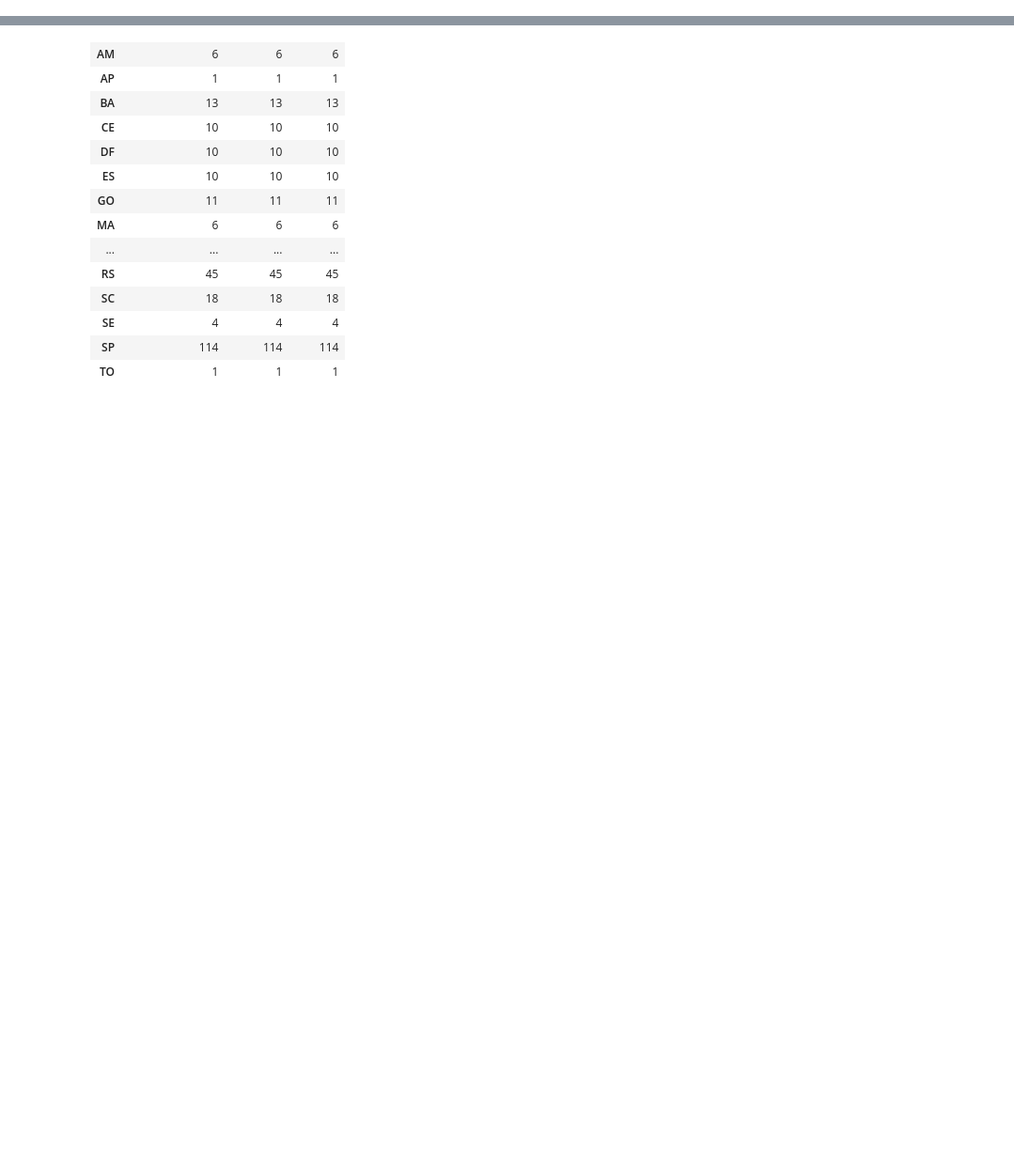
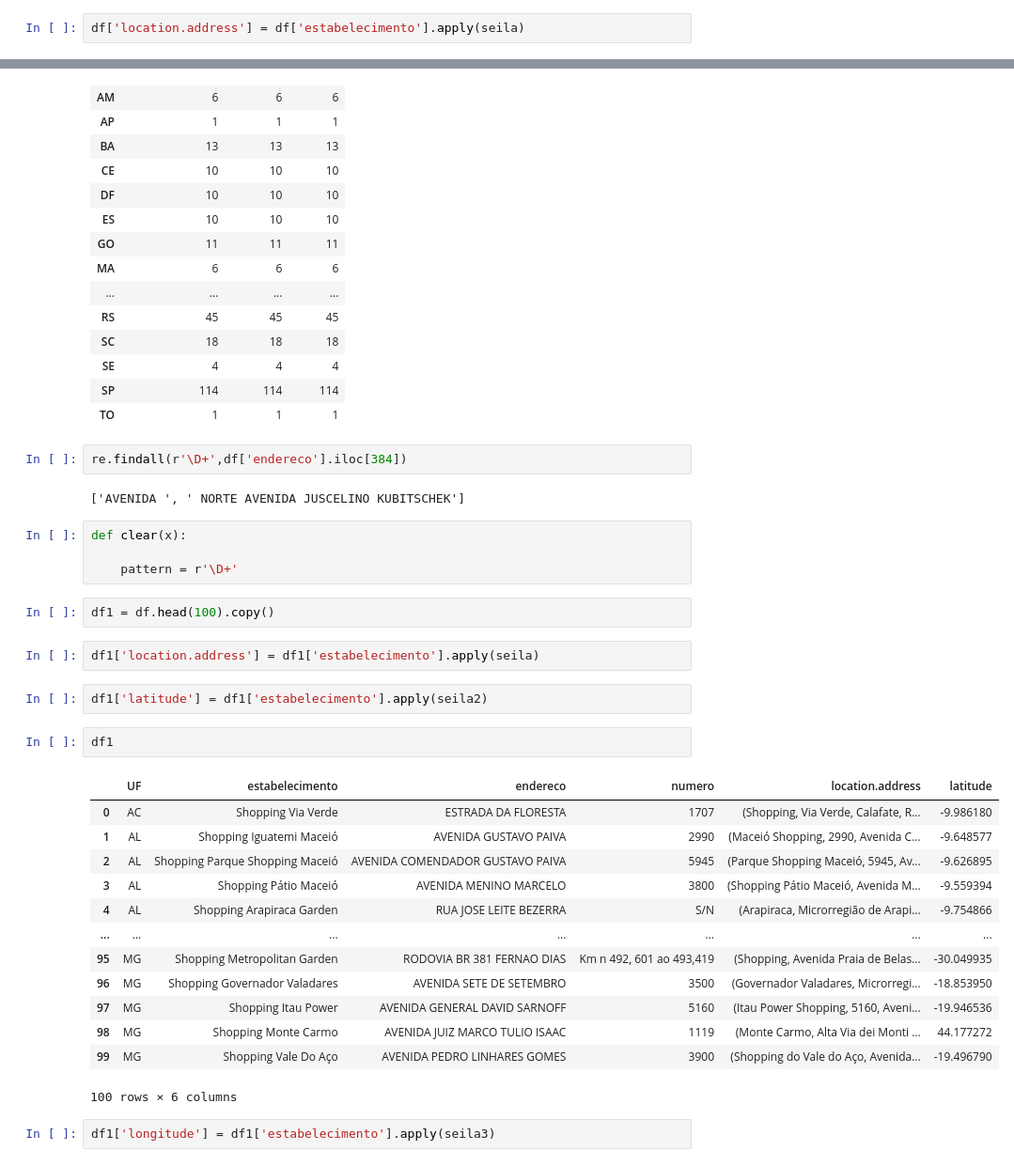
Before and after one commit to phelipefrancesco/scraping_renner, a Jupyter notebook: Untitled.ipynb, the cells around one changed output, grey strips where cells are left out. Shown: that part at 94% size. Drawn from its saved outputs; the diff is of its cells as text; blank space fills up the shorter version.

```diff
--- a/Untitled.ipynb
+++ b/Untitled.ipynb
@@ -21,3 +62,5 @@ df
+# %%
+df['location.address'] = df['estabelecimento'].apply(seila)
 # %%
 df.groupby(['UF']).count()
 # %% [output]
@@ -39,3 +82,35 @@ df.groupby(['UF']).count()
 | SE | 4 | 4 | 4 |
 | SP | 114 | 114 | 114 |
 | TO | 1 | 1 | 1 |
+# %%
+re.findall(r'\D+',df['endereco'].iloc[384])
+# %% [output]
+['AVENIDA ', ' NORTE AVENIDA JUSCELINO KUBITSCHEK']
+# %%
+def clear(x):
+
+    pattern = r'\D+'
+# %%
+df1 = df.head(100).copy()
+# %%
+df1['location.address'] = df1['estabelecimento'].apply(seila)
+# %%
+df1['latitude'] = df1['estabelecimento'].apply(seila2)
+# %%
+df1
+# %% [output]
+|  | UF | estabelecimento | endereco | numero | location.address | latitude |
+| 0 | AC | Shopping Via Verde | ESTRADA DA FLORESTA | 1707 | (Shopping, Via Verde, Calafate, R... | -9.986180 |
+| 1 | AL | Shopping Iguatemi Maceió | AVENIDA GUSTAVO PAIVA | 2990 | (Maceió Shopping, 2990, Avenida C... | -9.648577 |
+| 2 | AL | Shopping Parque Shopping Maceió | AVENIDA COMENDADOR GUSTAVO PAIVA | 5945 | (Parque Shopping Maceió, 5945, Av... | -9.626895 |
+| 3 | AL | Shopping Pátio Maceió | AVENIDA MENINO MARCELO | 3800 | (Shopping Pátio Maceió, Avenida M... | -9.559394 |
+| 4 | AL | Shopping Arapiraca Garden | RUA JOSE LEITE BEZERRA | S/N | (Arapiraca, Microrregião de Arapi... | -9.754866 |
+| ... | ... | ... | ... | ... | ... | ... |
+| 95 | MG | Shopping Metropolitan Garden | RODOVIA BR 381 FERNAO DIAS | Km n 492, 601 ao 493,419 | (Shopping, Avenida Praia de Belas... | -30.049935 |
+| 96 | MG | Shopping Governador Valadares | AVENIDA SETE DE SETEMBRO | 3500 | (Governador Valadares, Microrregi... | -18.853950 |
+| 97 | MG | Shopping Itau Power | AVENIDA GENERAL DAVID SARNOFF | 5160 | (Itau Power Shopping, 5160, Aveni... | -19.946536 |
+| 98 | MG | Shopping Monte Carmo | AVENIDA JUIZ MARCO TULIO ISAAC | 1119 | (Monte Carmo, Alta Via dei Monti ... | 44.177272 |
+| 99 | MG | Shopping Vale Do Aço | AVENIDA PEDRO LINHARES GOMES | 3900 | (Shopping do Vale do Aço, Avenida... | -19.496790 |
+100 rows × 6 columns
+# %%
+df1['longitude'] = df1['estabelecimento'].apply(seila3)
```
Also changed, not shown: parts of 12 cells of this notebook, 1 other file.
